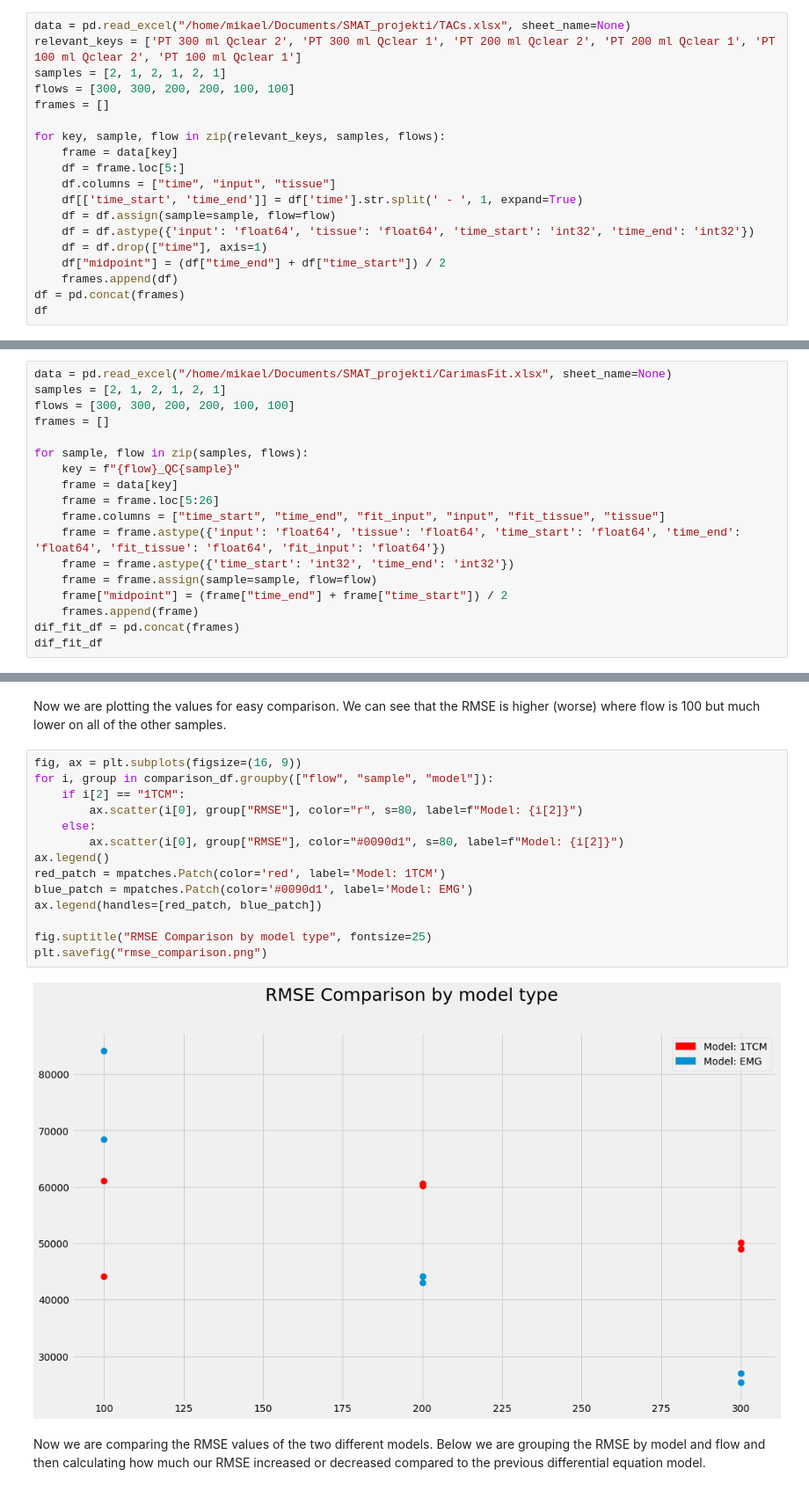
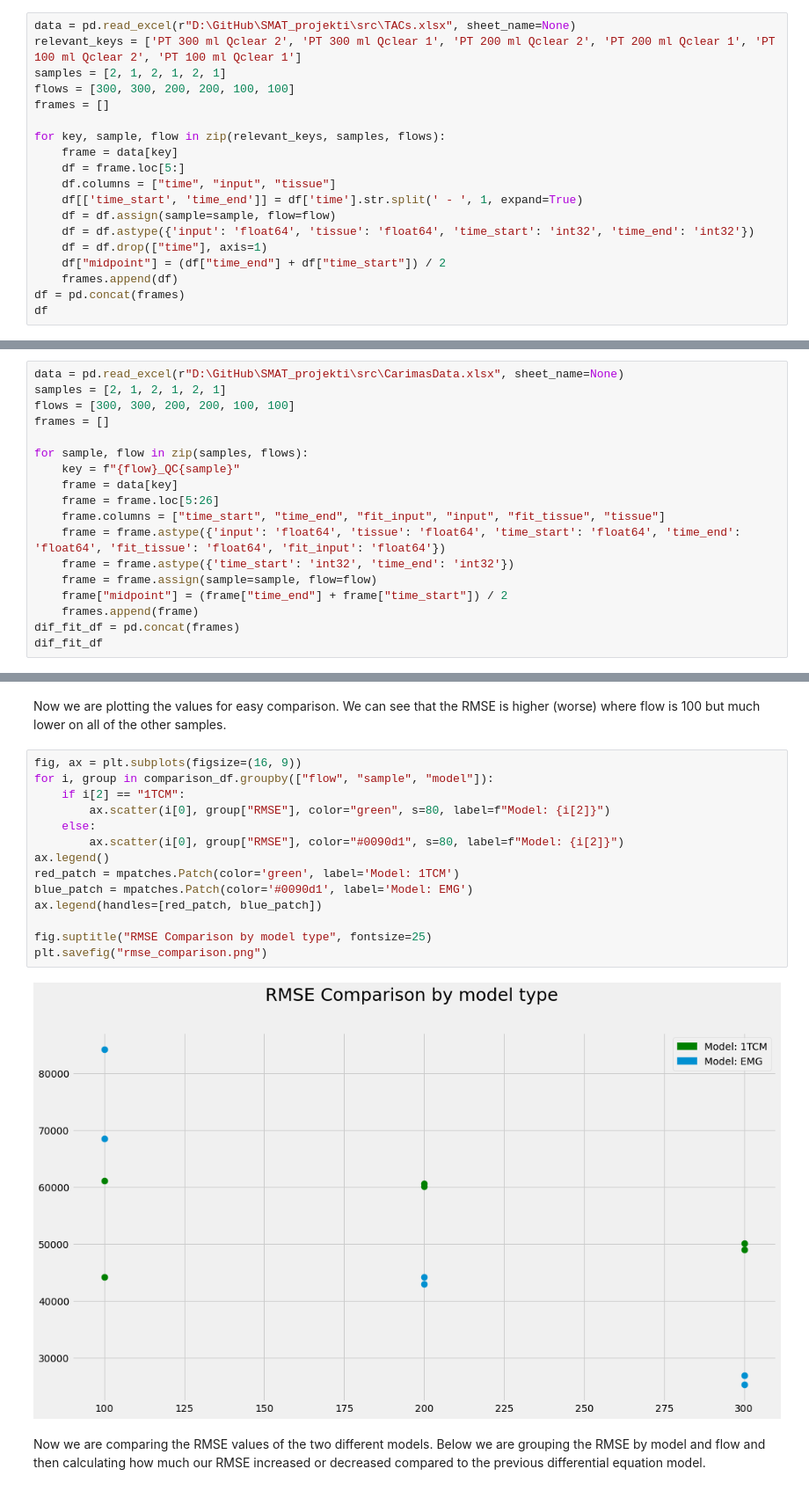
Before and after one commit to MesRot/SMAT_projekti, a Jupyter notebook: src/PET_EMG_TISSUE.ipynb, the cells around one changed output, grey strips where cells are left out. Shown: that part at 88% size. Cells and saved outputs as stored; diff of their text form.

```diff
--- a/src/PET_EMG_TISSUE.ipynb
+++ b/src/PET_EMG_TISSUE.ipynb
@@ -21,7 +21,7 @@ The data is provided in one Excel-file that has multiple sheets. We need to iter
 
 We are also defining a new variable in the dataframe called midpoint. Midpoint is a real value that is defined as the midwaypoint between the time_start and the time_end timestamps.
 # %%
-data = pd.read_excel("/home/mikael/Documents/SMAT_projekti/TACs.xlsx", sheet_name=None)
+data = pd.read_excel(r"D:\GitHub\SMAT_projekti\src\TACs.xlsx", sheet_name=None)
 relevant_keys = ['PT 300 ml Qclear 2', 'PT 300 ml Qclear 1', 'PT 200 ml Qclear 2', 'PT 200 ml Qclear 1', 'PT 100 ml Qclear 2', 'PT 100 ml Qclear 1']
 samples = [2, 1, 2, 1, 2, 1]
 flows = [300, 300, 200, 200, 100, 100]
@@ -295,7 +295,7 @@ In the plot above we can see that model fits nearly perfectly for all the curves
 
 We have the values that the original one compartment model predicted in the CarimasFit excel spreadsheet. We are loading the data similarly as we did in the start of this notebook.
 # %%
-data = pd.read_excel("/home/mikael/Documents/SMAT_projekti/CarimasFit.xlsx", sheet_name=None)
+data = pd.read_excel(r"D:\GitHub\SMAT_projekti\src\CarimasData.xlsx", sheet_name=None)
 samples = [2, 1, 2, 1, 2, 1]
 flows = [300, 300, 200, 200, 100, 100]
 frames = []
@@ -390,19 +390,19 @@ Now we are plotting the values for easy comparison. We can see that the RMSE is
 # %%
 fig, ax = plt.subplots(figsize=(16, 9))
 for i, group in comparison_df.groupby(["flow", "sample", "model"]):
     if i[2] == "1TCM":
-        ax.scatter(i[0], group["RMSE"], color="r", s=80, label=f"Model: {i[2]}")
+        ax.scatter(i[0], group["RMSE"], color="green", s=80, label=f"Model: {i[2]}")
     else:
         ax.scatter(i[0], group["RMSE"], color="#0090d1", s=80, label=f"Model: {i[2]}")
 ax.legend()
-red_patch = mpatches.Patch(color='red', label='Model: 1TCM')
+red_patch = mpatches.Patch(color='green', label='Model: 1TCM')
 blue_patch = mpatches.Patch(color='#0090d1', label='Model: EMG')
 ax.legend(handles=[red_patch, blue_patch])
 
 fig.suptitle("RMSE Comparison by model type", fontsize=25)
 plt.savefig("rmse_comparison.png")
 # %% [output]
-[figure, old version]
+[figure, new version]
 # %% [markdown]
 Now we are comparing the RMSE values of the two different models. Below we are grouping the RMSE by model and flow and then calculating how much our RMSE increased or decreased compared to the previous differential equation model.
 # %%
```
Also changed, not shown: parts of 7 cells of this notebook, 2 other files.
